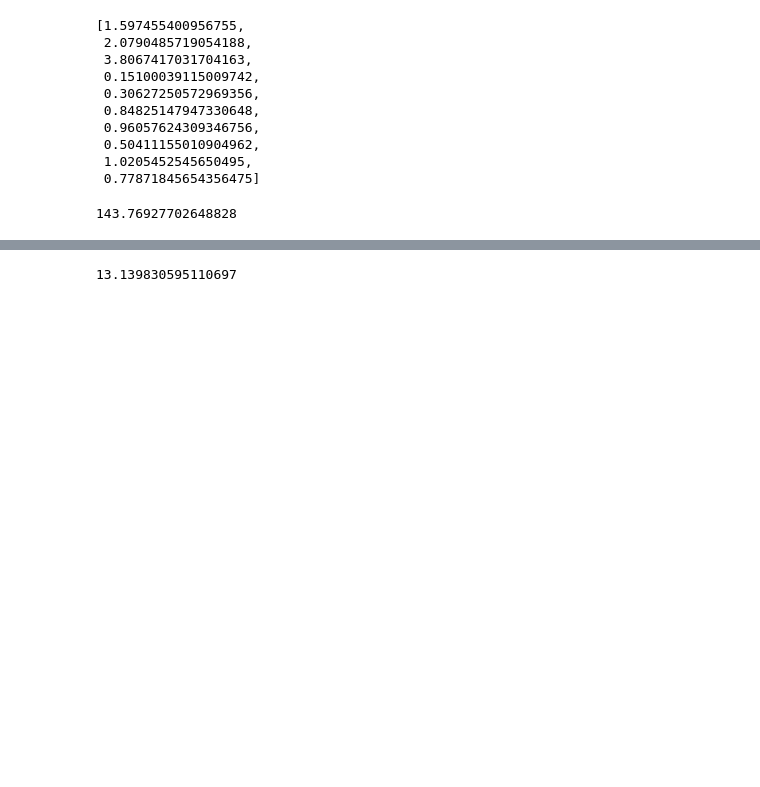
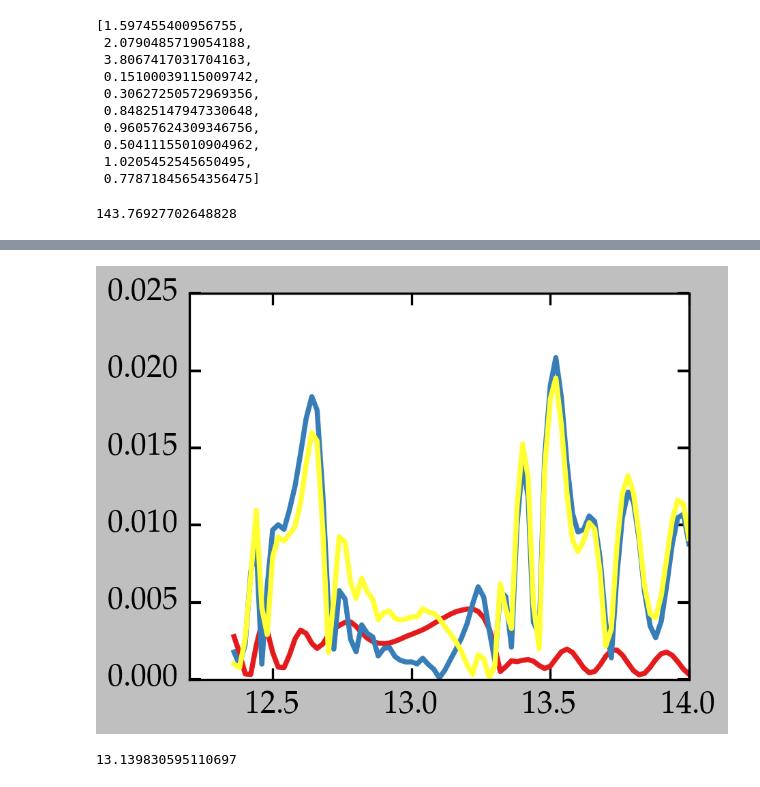
Before and after one commit to awhaase/thesis, a Jupyter notebook: material/Thesis_PSO_MCMC_PTB17.ipynb, the cells around one changed output, grey strips where cells are left out. Drawn from its saved outputs; the diff is of its cells as text; code cells hidden in the pictures; blank space fills up the shorter version.

```diff
--- a/material/Thesis_PSO_MCMC_PTB17.ipynb
+++ b/material/Thesis_PSO_MCMC_PTB17.ipynb
@@ -180,3 +185,12 @@ NameError: name 'pc' is not defined
+# %%
+fig = figure()
+ax = fig.add_subplot(111)
+ax.plot(wl,abs(eval_xrr(pc,wl,dat)-eval_xrr(pc2,wl,dat)))
+ax.plot(wl,abs(eval_xrr(pc,wl,dat)-dat))
+ax.plot(wl,abs(eval_xrr(pc2,wl,dat)-dat))
+fig
+# %% [output]
+[figure, added]
 # %%
 wl[argmax(dat)]
 # %% [output]
```
Also changed, not shown: parts of 17 cells of this notebook, 2 other files.
